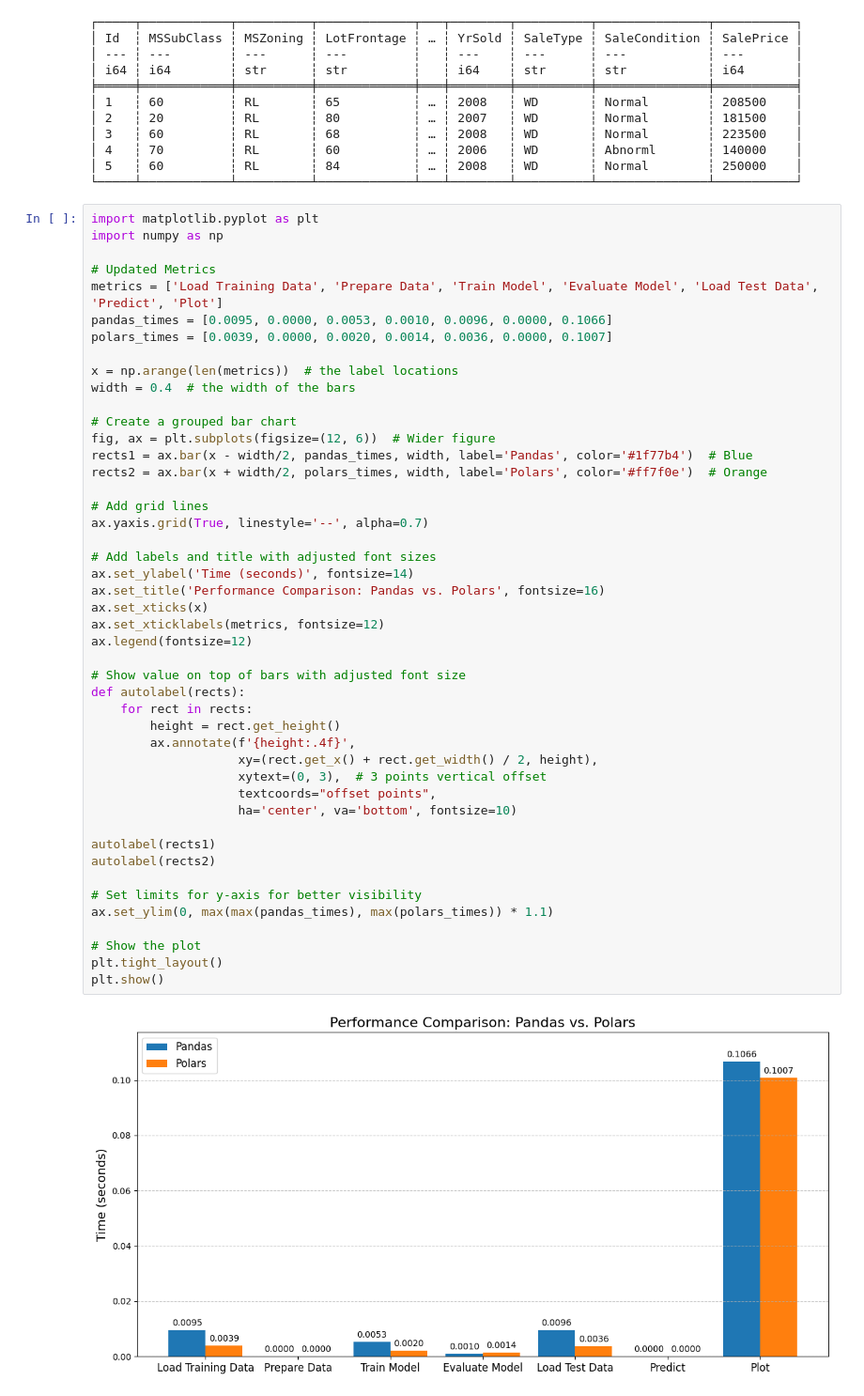
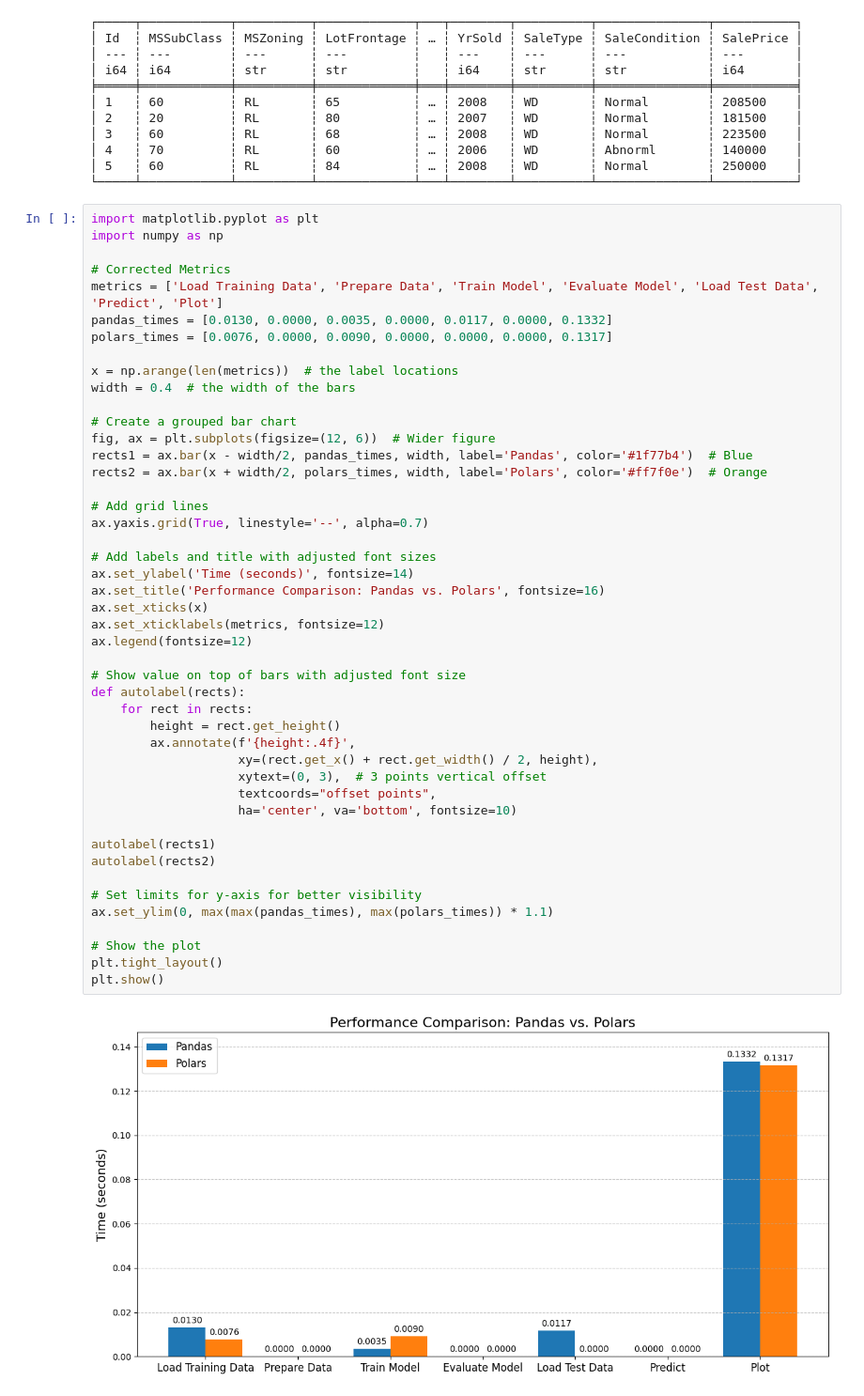
Before and after one commit to Hrishabh-V/PRODIGY_ML_01, a Jupyter notebook: HSP-polars.ipynb, the cells around one changed output. Shown at 94% size. Cells and saved outputs as stored; diff of their text form.

```diff
--- a/HSP-polars.ipynb
+++ b/HSP-polars.ipynb
@@ -182,10 +182,10 @@ shape: (5, 81)
 import matplotlib.pyplot as plt
 import numpy as np
 
-# Updated Metrics
+# Corrected Metrics
 metrics = ['Load Training Data', 'Prepare Data', 'Train Model', 'Evaluate Model', 'Load Test Data', 'Predict', 'Plot']
-pandas_times = [0.0095, 0.0000, 0.0053, 0.0010, 0.0096, 0.0000, 0.1066]
-polars_times = [0.0039, 0.0000, 0.0020, 0.0014, 0.0036, 0.0000, 0.1007]
+pandas_times = [0.0130, 0.0000, 0.0035, 0.0000, 0.0117, 0.0000, 0.1332]
+polars_times = [0.0076, 0.0000, 0.0090, 0.0000, 0.0000, 0.0000, 0.1317]
 
 x = np.arange(len(metrics))  # the label locations
 width = 0.4  # the width of the bars
@@ -198,31 +198,31 @@ rects2 = ax.bar(x + width/2, polars_times, width, label='Polars', color='#ff7f0e
 # Add grid lines
 ax.yaxis.grid(True, linestyle='--', alpha=0.7)
 
 # Add labels and title with adjusted font sizes
 ax.set_ylabel('Time (seconds)', fontsize=14)
 ax.set_title('Performance Comparison: Pandas vs. Polars', fontsize=16)
 ax.set_xticks(x)
 ax.set_xticklabels(metrics, fontsize=12)
 ax.legend(fontsize=12)
 
 # Show value on top of bars with adjusted font size
 def autolabel(rects):
     for rect in rects:
         height = rect.get_height()
         ax.annotate(f'{height:.4f}',
                     xy=(rect.get_x() + rect.get_width() / 2, height),
                     xytext=(0, 3),  # 3 points vertical offset
                     textcoords="offset points",
                     ha='center', va='bottom', fontsize=10)
 
 autolabel(rects1)
 autolabel(rects2)
 
 # Set limits for y-axis for better visibility
 ax.set_ylim(0, max(max(pandas_times), max(polars_times)) * 1.1)
 
 # Show the plot
 plt.tight_layout()
 plt.show()
 # %% [output]
-[figure, old version]
+[figure, new version]
```
Also changed, not shown: parts of 1 cell of this notebook, 1 other file.
